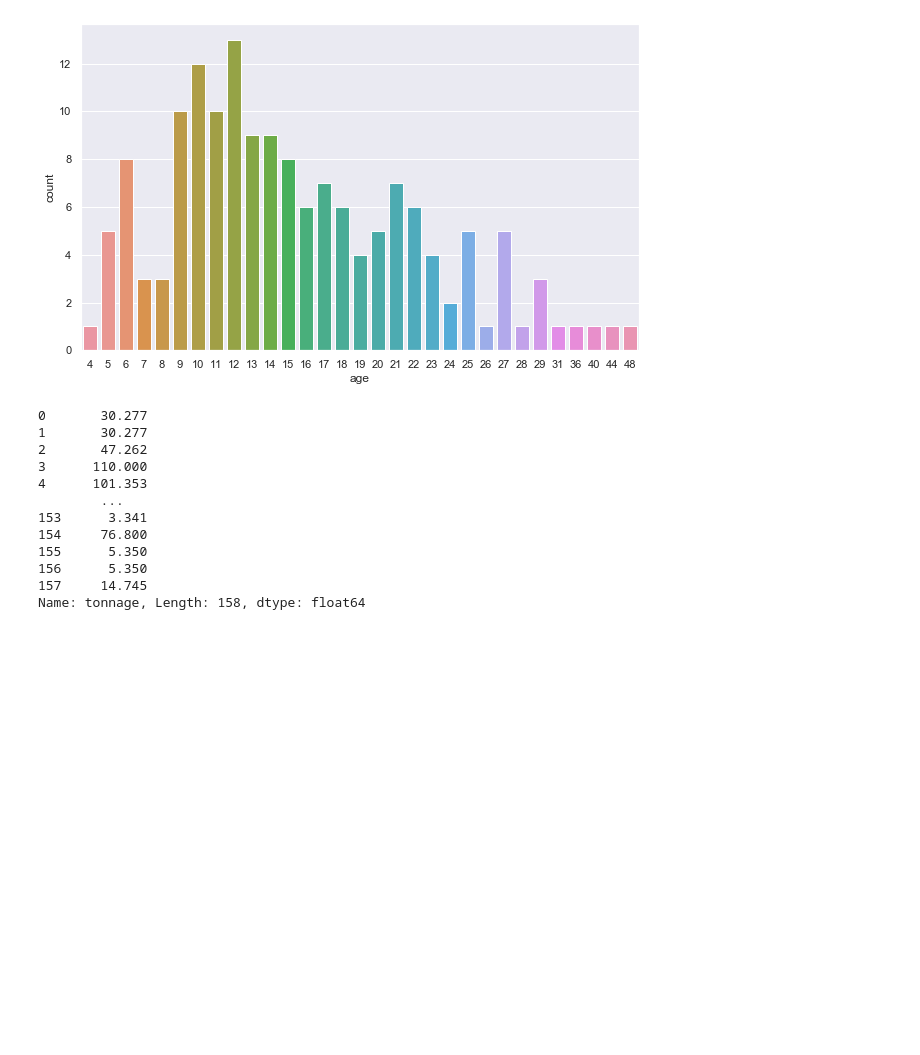
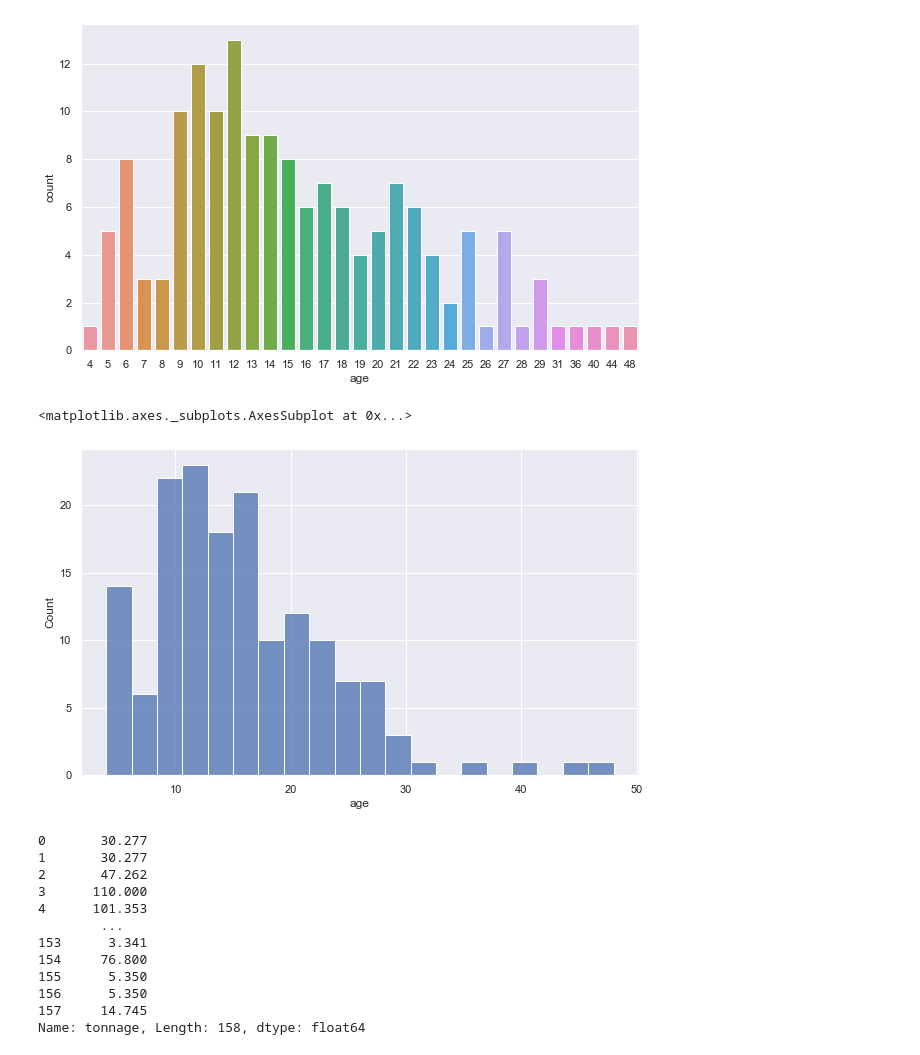
Before and after one commit to halpert3/cruise_ship, a Jupyter notebook: 1_cruise_ship_notebook.ipynb, the cells around one changed output. Drawn from its saved outputs; the diff is of its cells as text; code cells hidden in the pictures; blank space fills up the shorter version.

Commit message:
Made visualizations. Dropped unneeded columns.

```diff
--- a/1_cruise_ship_notebook.ipynb
+++ b/1_cruise_ship_notebook.ipynb
@@ -75,6 +75,11 @@ sns.countplot(x=data.age)
 # %% [output]
 <matplotlib.axes._subplots.AxesSubplot at 0x...>
 [figure]
+# %%
+sns.histplot(data.age, bins=20)
+# %% [output]
+<matplotlib.axes._subplots.AxesSubplot at 0x...>
+[figure, added]
 # %%
 data.tonnage
 # %% [output]
```
Also changed, not shown: parts of 6 cells of this notebook.
